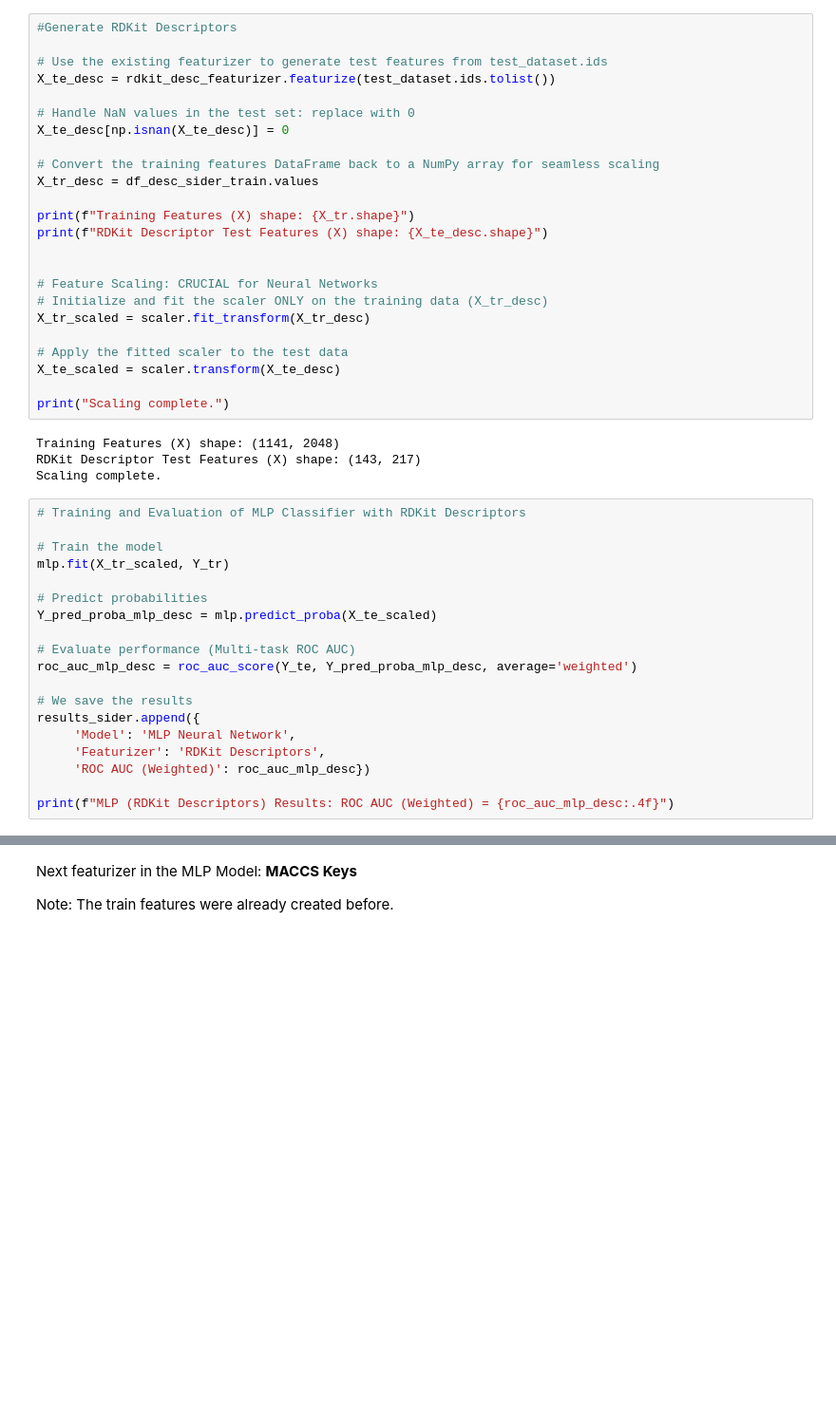
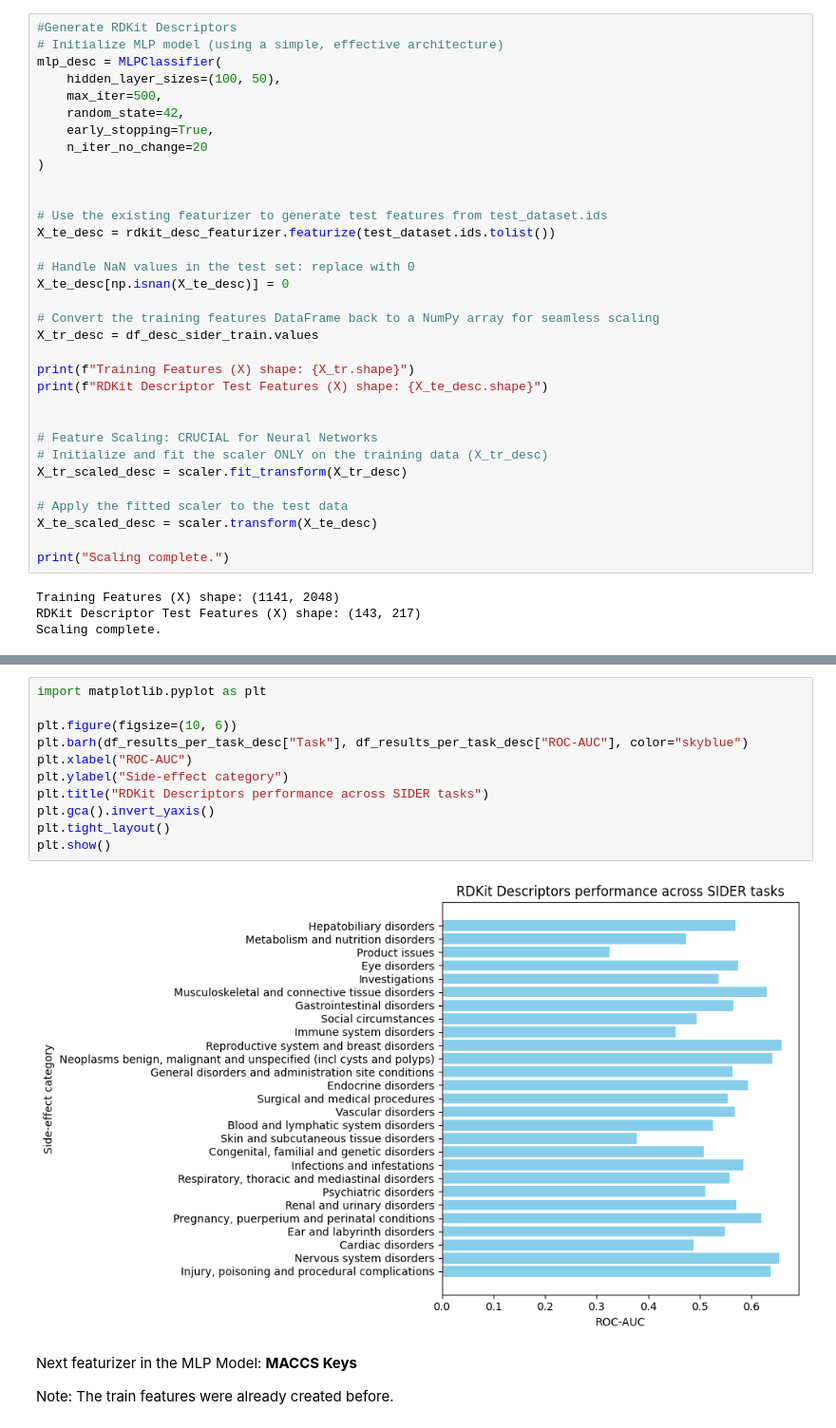
Before and after one commit to bbarthougatica/ChmInf, a Jupyter notebook: MLP model for Class.ipynb, the cells around one changed output, grey strips where cells are left out. Shown at 95% size. Drawn from its saved outputs; the diff is of its cells as text; blank space fills up the shorter version.

```diff
--- a/MLP model for Class.ipynb
+++ b/MLP model for Class.ipynb
@@ -330,6 +390,15 @@ Next featurizer in the MLP Model: **RDKit Descriptors**
 Note: The train features were already created before.
 # %%
 #Generate RDKit Descriptors
+# Initialize MLP model (using a simple, effective architecture)
+mlp_desc = MLPClassifier(
+    hidden_layer_sizes=(100, 50),
+    max_iter=500,
+    random_state=42,
+    early_stopping=True,
+    n_iter_no_change=20
+)
+
 
 # Use the existing featurizer to generate test features from test_dataset.ids
 X_te_desc = rdkit_desc_featurizer.featurize(test_dataset.ids.tolist())
@@ -346,32 +415,13 @@ print(f"RDKit Descriptor Test Features (X) shape: {X_te_desc.shape}")
 
 # Feature Scaling: CRUCIAL for Neural Networks
 # Initialize and fit the scaler ONLY on the training data (X_tr_desc)
-X_tr_scaled = scaler.fit_transform(X_tr_desc)
+X_tr_scaled_desc = scaler.fit_transform(X_tr_desc)
 
 # Apply the fitted scaler to the test data
-X_te_scaled = scaler.transform(X_te_desc)
+X_te_scaled_desc = scaler.transform(X_te_desc)
 
 print("Scaling complete.")
 # %% [output]
 Training Features (X) shape: (1141, 2048)
 RDKit Descriptor Test Features (X) shape: (143, 217)
 Scaling complete.
-# %%
-# Training and Evaluation of MLP Classifier with RDKit Descriptors
-
-# Train the model
-mlp.fit(X_tr_scaled, Y_tr)
-
-# Predict probabilities
-Y_pred_proba_mlp_desc = mlp.predict_proba(X_te_scaled)
-
-# Evaluate performance (Multi-task ROC AUC)
-roc_auc_mlp_desc = roc_auc_score(Y_te, Y_pred_proba_mlp_desc, average='weighted')
-
-# We save the results
-results_sider.append({
-     'Model': 'MLP Neural Network',
-     'Featurizer': 'RDKit Descriptors',
-     'ROC AUC (Weighted)': roc_auc_mlp_desc})
-
-print(f"MLP (RDKit Descriptors) Results: ROC AUC (Weighted) = {roc_auc_mlp_desc:.4f}")
@@ -380,3 +509,16 @@ MLP (RDKit Descriptors) Results: ROC AUC (Weighted) = 0.5512
+# %%
+import matplotlib.pyplot as plt
+
+plt.figure(figsize=(10, 6))
+plt.barh(df_results_per_task_desc["Task"], df_results_per_task_desc["ROC-AUC"], color="skyblue")
+plt.xlabel("ROC-AUC")
+plt.ylabel("Side-effect category")
+plt.title("RDKit Descriptors performance across SIDER tasks")
+plt.gca().invert_yaxis()
+plt.tight_layout()
+plt.show()
+# %% [output]
+[figure, added]
 # %% [markdown]
 Next featurizer in the MLP Model: **MACCS Keys**
 
```
Also changed, not shown: parts of 20 cells of this notebook.
